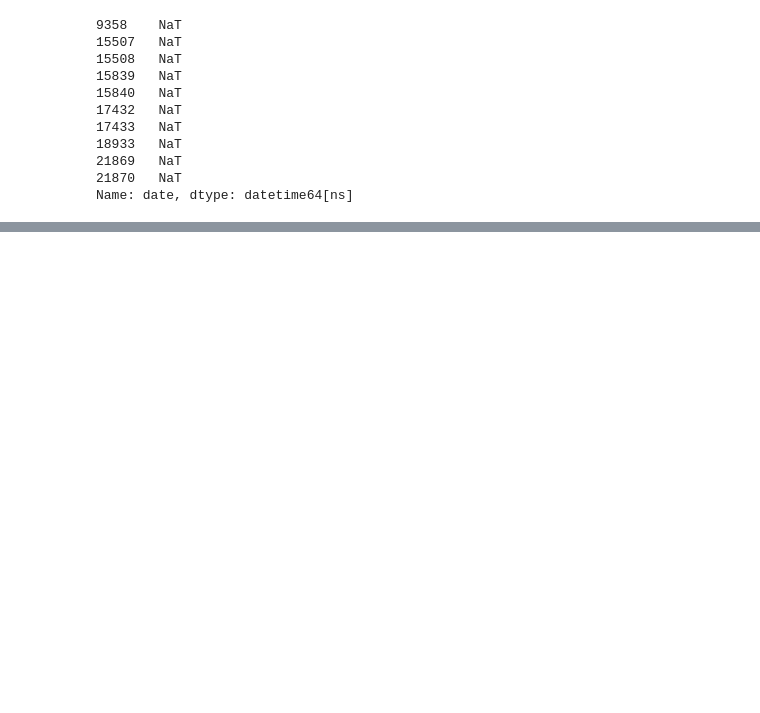
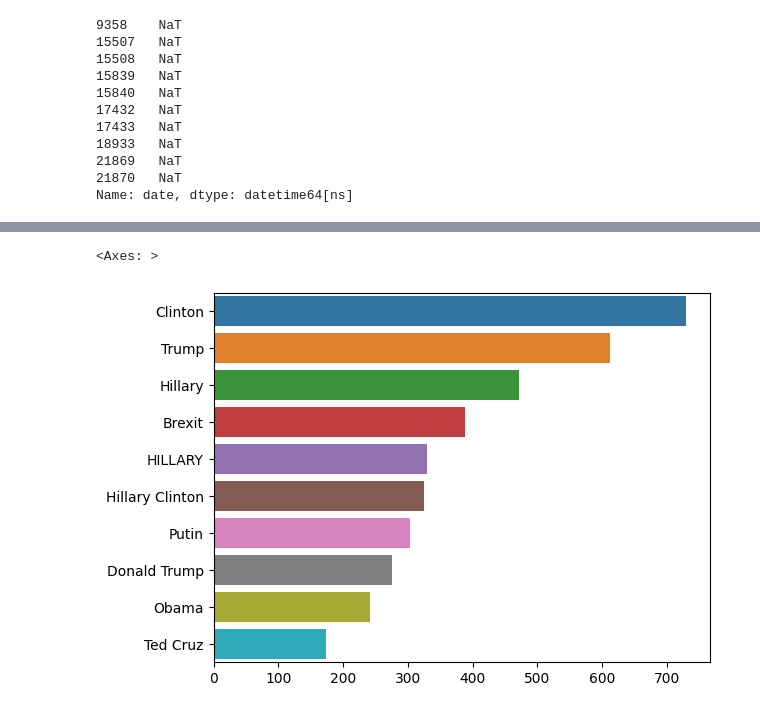
Before and after one commit to brandonyhr98/BT4222-Group-Project, a Jupyter notebook: EDA.ipynb, the cells around one changed output, grey strips where cells are left out. Saved outputs shown, nothing was run; the diff lists cells and outputs as text; code cells hidden in the pictures; blank space fills up the shorter version.

```diff
--- a/EDA.ipynb
+++ b/EDA.ipynb
@@ -79,0 +134,15 @@ plt.show()
+# %%
+#visualize the most popular person entity based on the article titles. In particular, it seems that Brexit was misclassified as a person in the dataset and this is something we might have to take note of.
+def ner(text,ent="PERSON"):
+    doc=nlp(text)
+    return [X.text for X in doc.ents if X.label_ == ent]
+
+person = data['title'].apply(lambda x: ner(x))
+person = [i for x in person for i in x]
+counter = collections.Counter(person)
+
+x,y=map(list,zip(*counter.most_common(10)))
+sns.barplot(x= y,y = x)
+# %% [output]
+<Axes: >
+[figure, added]
```
Also changed, not shown: parts of 5 cells of this notebook.
